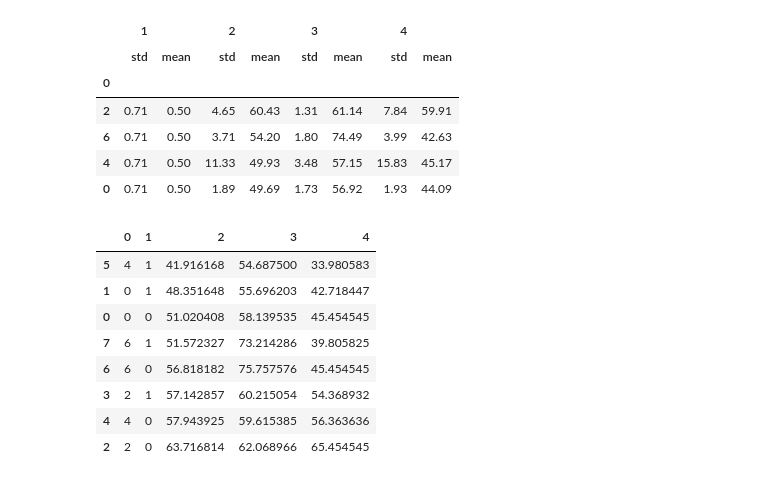
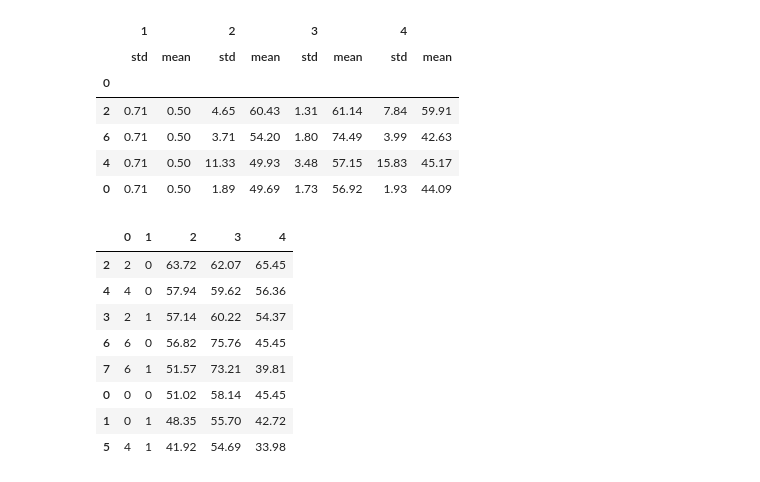
Before and after one commit to nickmcneal/biomedical-information-extraction, a Jupyter notebook: src/Prompt Selection.ipynb, the cells around one changed output. Cells and saved outputs as stored; diff of their text form; code cells hidden in the pictures.

```diff
--- a/src/Prompt Selection.ipynb
+++ b/src/Prompt Selection.ipynb
@@ -231,15 +454,34 @@ Diseases:
 Sentence: The site of common side effects of sumatriptan .
 Diseases:
 # %%
-result_by_seeds = []
+def get_word_level_results(df_dict):
+    result_by_seeds = []
 
-for s1,s2 in disease_results_by_prompt_sel.keys():
-    result_df = disease_results_by_prompt_sel[(s1,s2)]
+    for s1,s2 in df_dict.keys():
+        result_df = df_dict[(s1,s2)]
 
-    df = create_bio_preds(result_df, "predictions")
-    b_true = [s.replace('I','B') for s in df.ner_seq]
-    b_pred = [s.replace('I','B') for s in df.bio_preds]
+        df = create_bio_preds(result_df, "predictions")
+        b_true = [s.replace('I','B') for s in df.ner_seq]
+        b_pred = [s.replace('I','B') for s in df.bio_preds]
 
-    f1, precision, recall = conlleval_eval(b_true,b_pred)
+        f1, precision, recall = conlleval_eval(b_true,b_pred)
 
-    result_by_seeds.append((s1, s2, f1, precision, recall))
+        result_by_seeds.append((s1, s2, f1, precision, recall))
+
+    return pd.DataFrame(result_by_seeds).sort_values(2)
+
+def get_entity_level_results(df_dict):
+    result_by_seeds = []
+
+    for s1,s2 in df_dict.keys():
+        result_df = df_dict[(s1,s2)]
+
+        df = create_bio_preds(result_df, "predictions")
+        b_true = df.ner_seq
+        b_pred = df.bio_preds
+
+        f1, precision, recall = conlleval_eval(b_true,b_pred)
+
+        result_by_seeds.append((s1, s2, f1, precision, recall))
+
+    return pd.DataFrame(result_by_seeds).sort_values(2,ascending=False)
@@ -273,15 +557,15 @@ result_by_seeds.groupby(0).agg({'mean','std'}).sort_values((2,'mean'),ascending=
 | 6 | 0.71 | 0.50 | 3.71 | 54.20 | 1.80 | 74.49 | 3.99 | 42.63 |
 | 4 | 0.71 | 0.50 | 11.33 | 49.93 | 3.48 | 57.15 | 15.83 | 45.17 |
 | 0 | 0.71 | 0.50 | 1.89 | 49.69 | 1.73 | 56.92 | 1.93 | 44.09 |
-# %%
-result_by_seeds
-# %% [output]
-|  | 0 | 1 | 2 | 3 | 4 |
-| 5 | 4 | 1 | 41.916168 | 54.687500 | 33.980583 |
-| 1 | 0 | 1 | 48.351648 | 55.696203 | 42.718447 |
-| 0 | 0 | 0 | 51.020408 | 58.139535 | 45.454545 |
-| 7 | 6 | 1 | 51.572327 | 73.214286 | 39.805825 |
-| 6 | 6 | 0 | 56.818182 | 75.757576 | 45.454545 |
-| 3 | 2 | 1 | 57.142857 | 60.215054 | 54.368932 |
-| 4 | 4 | 0 | 57.943925 | 59.615385 | 56.363636 |
-| 2 | 2 | 0 | 63.716814 | 62.068966 | 65.454545 |
+# %%
+result_by_seeds.sort_values(2,ascending=False)
+# %% [output]
+|  | 0 | 1 | 2 | 3 | 4 |
+| 2 | 2 | 0 | 63.72 | 62.07 | 65.45 |
+| 4 | 4 | 0 | 57.94 | 59.62 | 56.36 |
+| 3 | 2 | 1 | 57.14 | 60.22 | 54.37 |
+| 6 | 6 | 0 | 56.82 | 75.76 | 45.45 |
+| 7 | 6 | 1 | 51.57 | 73.21 | 39.81 |
+| 0 | 0 | 0 | 51.02 | 58.14 | 45.45 |
+| 1 | 0 | 1 | 48.35 | 55.70 | 42.72 |
+| 5 | 4 | 1 | 41.92 | 54.69 | 33.98 |
```
Also changed, not shown: parts of 23 cells of this notebook, 18 other files.
